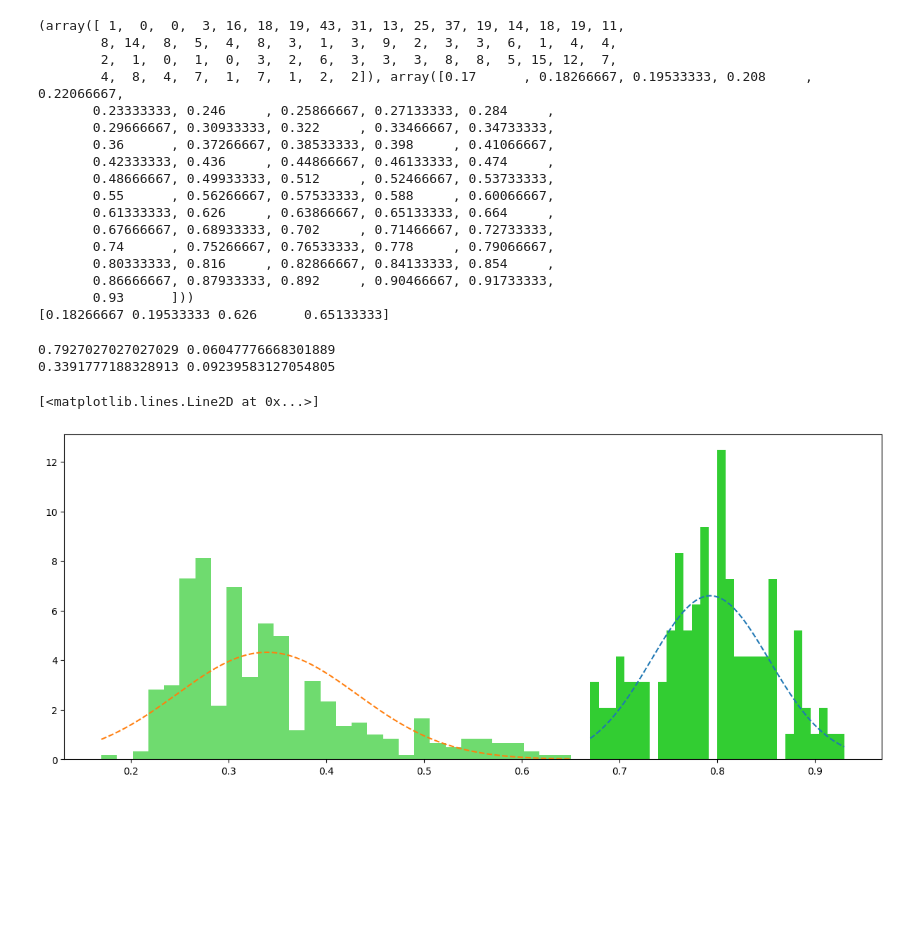
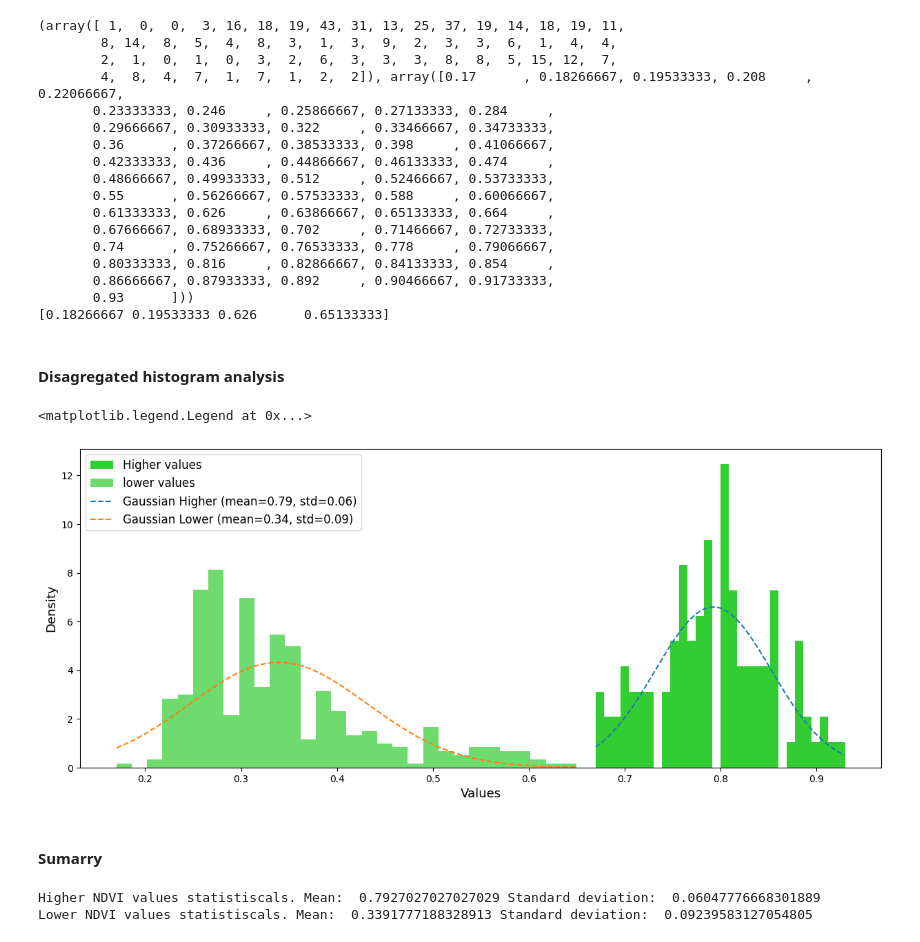
Before and after one commit to francobarrionuevoenv21/ClusteringPaddyFields_Fires_SanJavier, a Jupyter notebook: 03_CoverTypes2022_sampling.ipynb, the cells around one changed output. Cells and saved outputs as stored; diff of their text form; code cells hidden in the pictures; blank space fills up the shorter version.

```diff
--- a/03_CoverTypes2022_sampling.ipynb
+++ b/03_CoverTypes2022_sampling.ipynb
@@ -260,21 +269,30 @@ std_lower = np.std(ndvi_lower)
+# %% [markdown]
+#### Disagregated histogram analysis
+# %%
+fig, axs = plt.subplots(figsize=(15, 6))
+
+# Histogram by bins normalized
+axs.hist(ndvi_higher, bins=30, density=True, alpha=1, color='limegreen', label='Higher values')
+axs.hist(ndvi_lower, bins=30, density=True, alpha=0.7, color='limegreen', label='lower values')
+
+# Probability dense functions
+x_higher = np.linspace(ndvi_higher.min(), ndvi_higher.max(), 1000)
+x_lower = np.linspace(ndvi_lower.min(), ndvi_lower.max(), 1000)
+axs.plot(x_higher, norm.pdf(x_higher, mean_higher, std_higher), '--', label=f'Gaussian Higher (mean={mean_higher:.2f}, std={std_higher:.2f})')
+axs.plot(x_lower, norm.pdf(x_lower, mean_lower, std_lower), '--', label=f'Gaussian Lower (mean={mean_lower:.2f}, std={std_lower:.2f})')
+
+axs.set_ylabel('Density', fontsize=13)
+axs.set_xlabel('Values', fontsize=13)
+
+axs.legend(fontsize=12, loc='best')
+# %% [output]
+<matplotlib.legend.Legend at 0x...>
+[figure, added]
+# %% [markdown]
+#### Sumarry
 # %%
-print(mean_higher, std_higher)
-print(mean_lower, std_lower)
+print("Higher NDVI values statistiscals. Mean: ", mean_higher, "Standard deviation: ", std_higher)
+print("Lower NDVI values statistiscals. Mean: ", mean_lower, "Standard deviation: ", std_lower)
 # %% [output]
-0.7927027027027029 0.06047776668301889
-0.3391777188328913 0.09239583127054805
+Higher NDVI values statistiscals. Mean:  0.7927027027027029 Standard deviation:  0.06047776668301889
+Lower NDVI values statistiscals. Mean:  0.3391777188328913 Standard deviation:  0.09239583127054805
-# %%
-fig, axs = plt.subplots(figsize=(15, 6))
-
-axs.hist(ndvi_higher, bins=30, density=True, alpha=1, color='limegreen', label='Higher values')
-axs.hist(ndvi_lower, bins=30, density=True, alpha=0.7, color='limegreen', label='lower values')
-
-x_higher = np.linspace(ndvi_higher.min(), ndvi_higher.max(), 1000)
-x_lower = np.linspace(ndvi_lower.min(), ndvi_lower.max(), 1000)
-axs.plot(x_higher, norm.pdf(x_higher, mean_higher, std_higher), '--', label=f'Gaussian (mean={mean:.2f}, std={std:.2f})')
-axs.plot(x_lower, norm.pdf(x_lower, mean_lower, std_lower), '--', label=f'Gaussian (mean={mean:.2f}, std={std:.2f})')
-
-#plt.plot(norm.pdf(x, mean, std), '--', label=f'Gaussian (mean={mean:.2f}, std={std:.2f})')
-# %% [output]
-[<matplotlib.lines.Line2D at 0x...>]
-[figure, removed]
```
Also changed, not shown: parts of 14 cells of this notebook.
